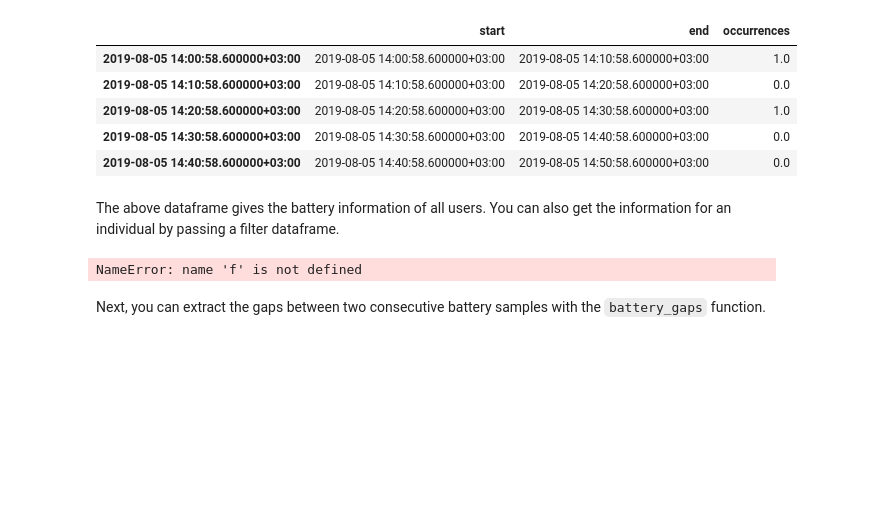
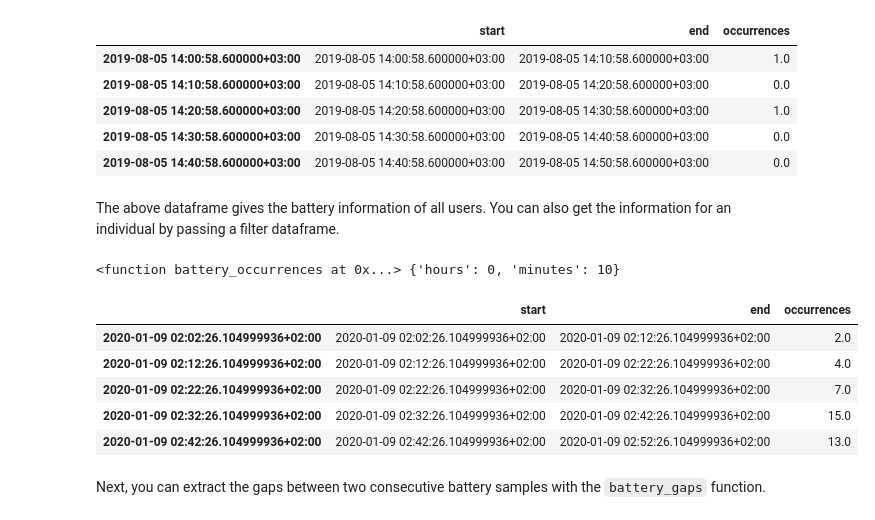
Before and after one commit to digitraceslab/niimpy, a Jupyter notebook: docs/demo_notebooks/battery.ipynb, the cells around one changed output. Cells and saved outputs as stored; diff of their text form; code cells hidden in the pictures; blank space fills up the shorter version.

Commit message:
Update example notebooks
- Changed import config -> from niimpy import config
- Added missing line to battery.py

```diff
--- a/docs/demo_notebooks/battery.ipynb
+++ b/docs/demo_notebooks/battery.ipynb
@@ -52,10 +51,17 @@ occurences.head()
 # %% [markdown]
 The above dataframe gives the battery information of all users. You can also get the information for an individual by passing a filter dataframe.
 # %%
+f = niimpy.preprocessing.battery.battery_occurrences
 individual_occurences = battery.extract_features_battery(data.query('user == "jd9INuQ5BBlW"'), feature_functions={f: {'hours':0,'minutes':10}})
 individual_occurences.head()
 # %% [output]
-NameError: name 'f' is not defined
+<function battery_occurrences at 0x...> {'hours': 0, 'minutes': 10}
+|  | start | end | occurrences |
+| 2020-01-09 02:02:26.104999936+02:00 | 2020-01-09 02:02:26.104999936+02:00 | 2020-01-09 02:12:26.104999936+02:00 | 2.0 |
+| 2020-01-09 02:12:26.104999936+02:00 | 2020-01-09 02:12:26.104999936+02:00 | 2020-01-09 02:22:26.104999936+02:00 | 4.0 |
+| 2020-01-09 02:22:26.104999936+02:00 | 2020-01-09 02:22:26.104999936+02:00 | 2020-01-09 02:32:26.104999936+02:00 | 7.0 |
+| 2020-01-09 02:32:26.104999936+02:00 | 2020-01-09 02:32:26.104999936+02:00 | 2020-01-09 02:42:26.104999936+02:00 | 15.0 |
+| 2020-01-09 02:42:26.104999936+02:00 | 2020-01-09 02:42:26.104999936+02:00 | 2020-01-09 02:52:26.104999936+02:00 | 13.0 |
 # %% [markdown]
 Next, you can extract the gaps between two consecutive battery samples with the `battery_gaps` function.
 # %%
```
Also changed, not shown: parts of 4 cells of this notebook, 9 other files.
